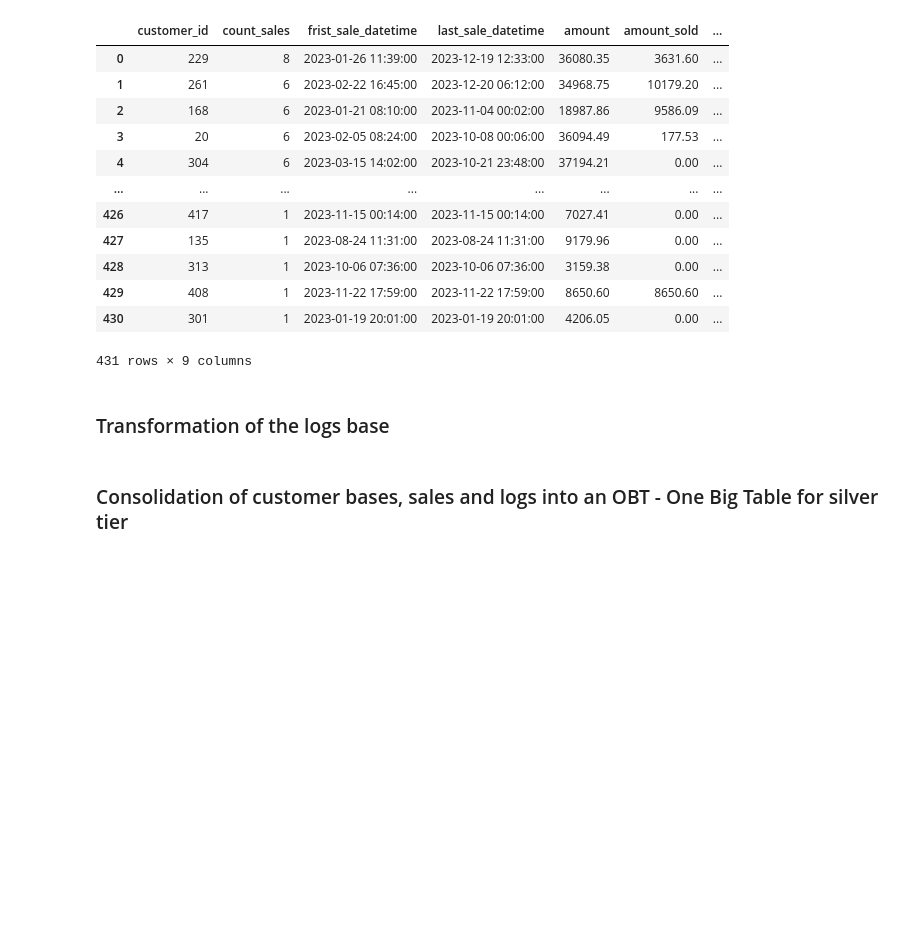
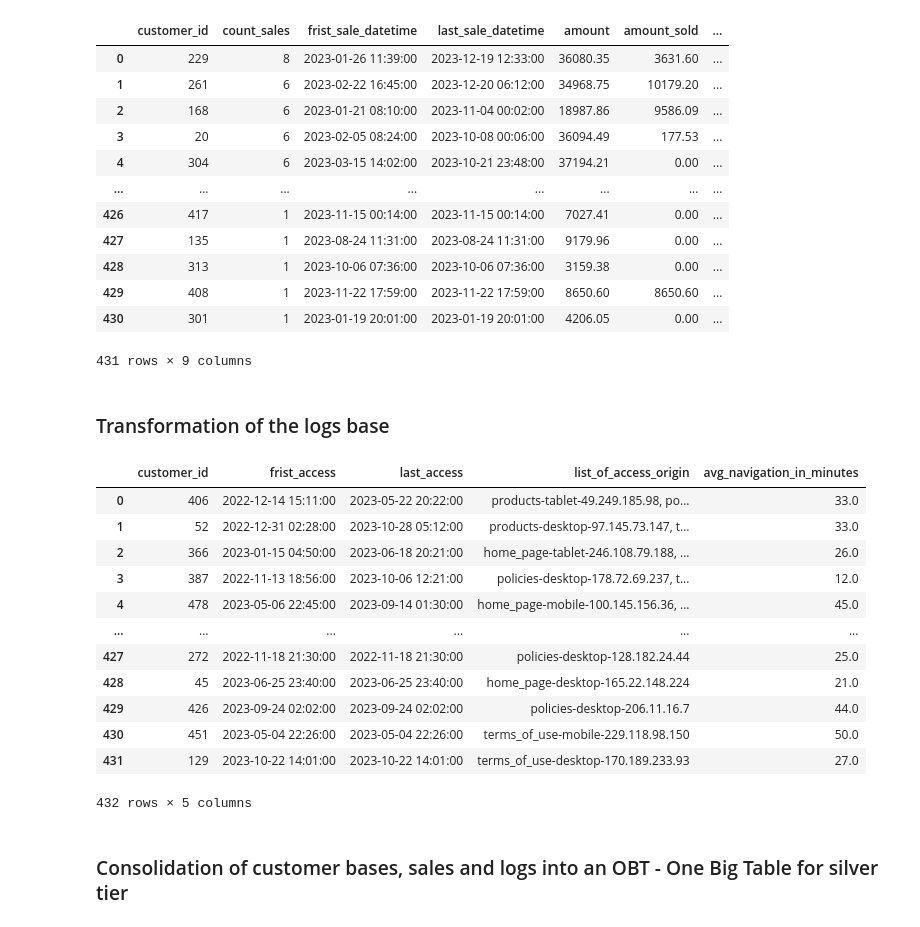
Before and after one commit to Renatoelho/data-lake, a Jupyter notebook: app/notebooks/Transforming-data-between-bronze-and-silver-layers.ipynb, the cells around one changed output. Drawn from its saved outputs; the diff is of its cells as text; code cells hidden in the pictures; blank space fills up the shorter version.

```diff
--- a/app/notebooks/Transforming-data-between-bronze-and-silver-layers.ipynb
+++ b/app/notebooks/Transforming-data-between-bronze-and-silver-layers.ipynb
@@ -107,27 +88,7 @@ sales_dataframe
 # %% [markdown]
 ### Importing bronze layer data for processing - LOGS
 # %%
-bucket_name = "bronze"
-
-objects = minio_client.list_objects(bucket_name, prefix="logs/")
-
-list_dataframes = []
-
-# Import all files in the bucket
-
-for obj in objects:
-    file_name = obj.object_name
-
-    data = minio_client.get_object(bucket_name, file_name)
-
-    tmp_dataframe = pd.read_csv(BytesIO(data.read()), sep=";")
-
-    list_dataframes.append(tmp_dataframe)
-
-logs_dataframe = pd.concat(list_dataframes, ignore_index=True)
-
-del list_dataframes
-del tmp_dataframe
+logs_dataframe = import_objects_bucket("bronze", "logs")
 # %%
 logs_dataframe
 # %% [output]
@@ -225,12 +184,34 @@ result_transformation_sales
 # %%
 query = (
 """
-SELECT  ...
+-- SELECT * FROM logs_dataframe;
+
+SELECT  customer_id,
+        min(cast(concat(access_date, ' ', lpad(access_time, 5, '0'), ':00') as datetime)) frist_access,
+        max(cast(concat(access_date, ' ', lpad(access_time, 5, '0'), ':00') as datetime)) last_access,
+        string_agg(concat(replace(pages_visited, ' ', '_'), '-', device, '-', source_ip), ', ') list_of_access_origin,
+        round((avg(session_duration) / 60), 0) avg_navigation_in_minutes
+FROM logs_dataframe
+GROUP BY customer_id;
 """
 )
 
 result_transformation_logs = connection.execute(query).df()
 result_transformation_logs
+# %% [output]
+|  | customer_id | frist_access | last_access | list_of_access_origin | avg_navigation_in_minutes |
+| 0 | 406 | 2022-12-14 15:11:00 | 2023-05-22 20:22:00 | products-tablet-49.249.185.98, po... | 33.0 |
+| 1 | 52 | 2022-12-31 02:28:00 | 2023-10-28 05:12:00 | products-desktop-97.145.73.147, t... | 33.0 |
+| 2 | 366 | 2023-01-15 04:50:00 | 2023-06-18 20:21:00 | home_page-tablet-246.108.79.188, ... | 26.0 |
+| 3 | 387 | 2022-11-13 18:56:00 | 2023-10-06 12:21:00 | policies-desktop-178.72.69.237, t... | 12.0 |
+| 4 | 478 | 2023-05-06 22:45:00 | 2023-09-14 01:30:00 | home_page-mobile-100.145.156.36, ... | 45.0 |
+| ... | ... | ... | ... | ... | ... |
+| 427 | 272 | 2022-11-18 21:30:00 | 2022-11-18 21:30:00 | policies-desktop-128.182.24.44 | 25.0 |
+| 428 | 45 | 2023-06-25 23:40:00 | 2023-06-25 23:40:00 | home_page-desktop-165.22.148.224 | 21.0 |
+| 429 | 426 | 2023-09-24 02:02:00 | 2023-09-24 02:02:00 | policies-desktop-206.11.16.7 | 44.0 |
+| 430 | 451 | 2023-05-04 22:26:00 | 2023-05-04 22:26:00 | terms_of_use-mobile-229.118.98.150 | 50.0 |
+| 431 | 129 | 2023-10-22 14:01:00 | 2023-10-22 14:01:00 | terms_of_use-desktop-170.189.233.93 | 27.0 |
+432 rows × 5 columns
 # %% [markdown]
 ### Consolidation of customer bases, sales and logs into an OBT - One Big Table for silver tier
 # %%
```
Also changed, not shown: parts of 8 cells of this notebook, 2 other files.
